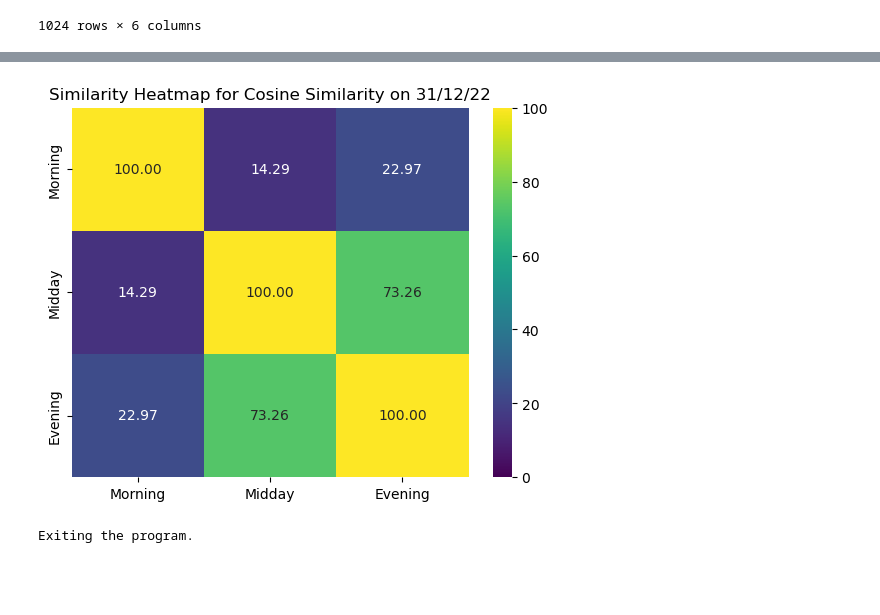
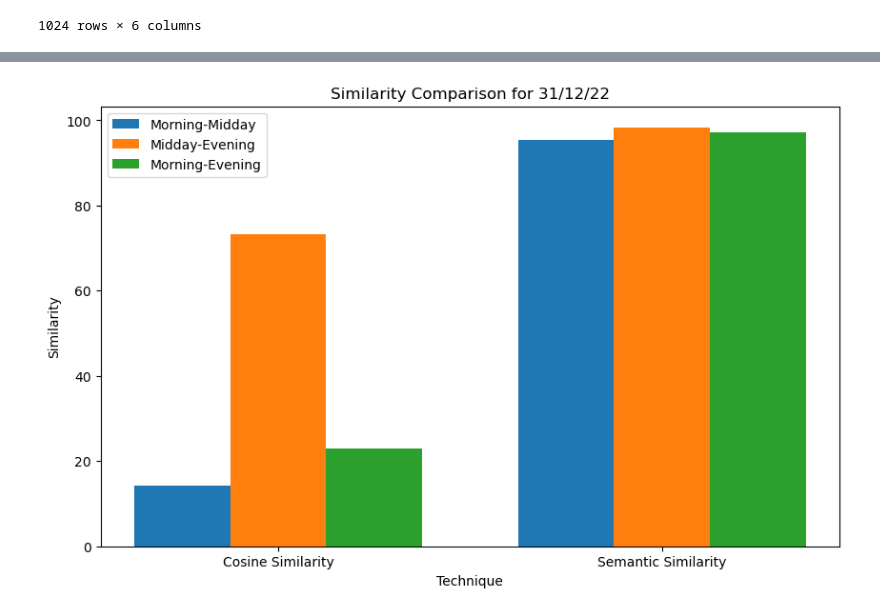
Before and after one commit to udayb3/Analysis-of-Daily-News-Bulletin, a Jupyter notebook: Graph/graph.ipynb, the cells around one changed output, grey strips where cells are left out. Drawn from its saved outputs; the diff is of its cells as text; code cells hidden in the pictures; blank space fills up the shorter version.

```diff
--- a/Graph/graph.ipynb
+++ b/Graph/graph.ipynb
@@ -71,5 +71,24 @@ def graph():
-# %%
-graph()
-# %% [output]
-[figure, removed]
-Exiting the program.
+# %%
+df['Date'] = pd.to_datetime(df['Date'],format='%d/%m/%Y')
+
+# Choose a specific date
+selected_date = '31/12/22'
+
+# Filter DataFrame for the selected date
+date_df = df[df['Date'] == selected_date]
+
+# Plotting
+plt.figure(figsize=(10, 6))
+bar_width = 0.25
+indices = range(len(date_df))
+plt.bar(indices, date_df['Morning-Midday'], width=bar_width, label='Morning-Midday')
+plt.bar([i + bar_width for i in indices], date_df['Midday-Evening'], width=bar_width, label='Midday-Evening')
+plt.bar([i + 2 * bar_width for i in indices], date_df['Morning-Evening'], width=bar_width, label='Morning-Evening')
+plt.xlabel('Technique')
+plt.ylabel('Similarity')
+plt.title(f'Similarity Comparison for {selected_date}')
+plt.xticks([i + bar_width for i in indices], date_df['Technique'])
+plt.legend()
+plt.show()
+# %% [output]
+[figure, added]
```
Also changed, not shown: parts of 4 cells of this notebook.
